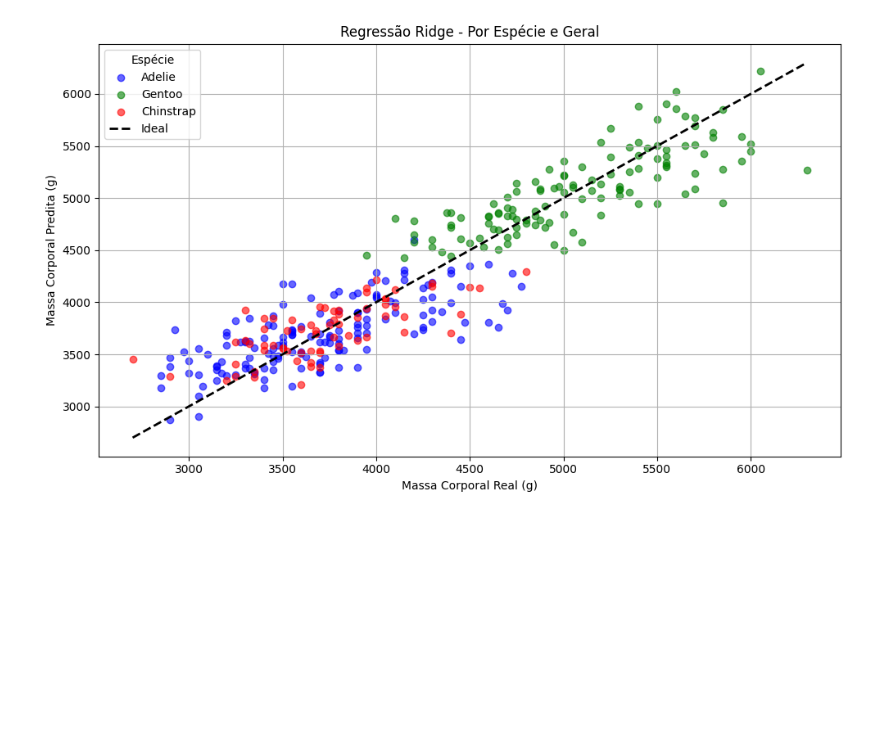
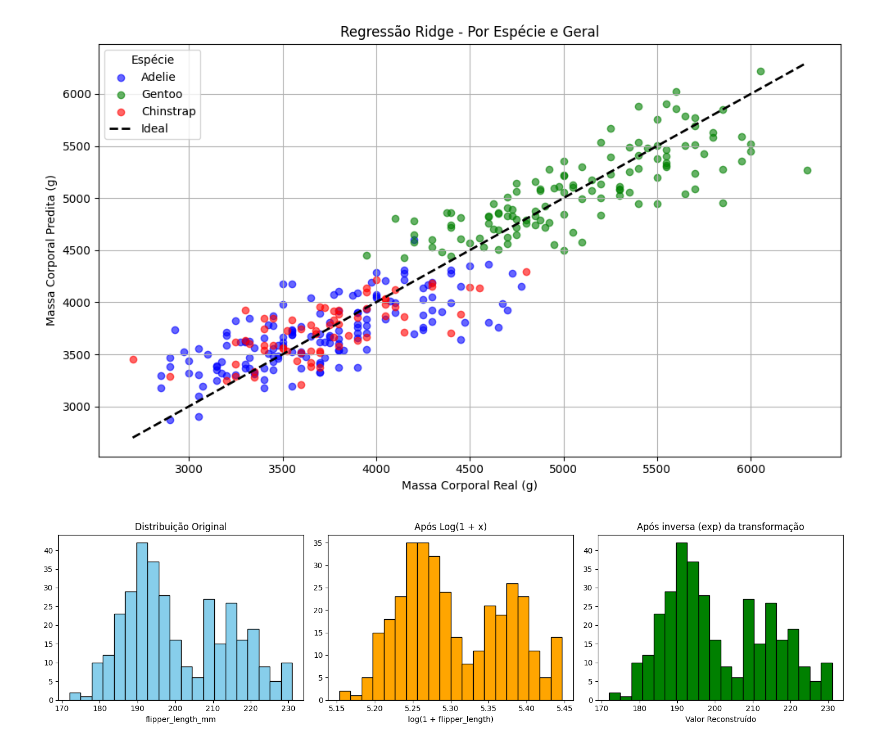
Before and after one commit to EstevezCodando/ml_infnet, a Jupyter notebook: TP1/Tp1.ipynb, the cells around one changed output. Cells and saved outputs as stored; diff of their text form; code cells hidden in the pictures; blank space fills up the shorter version.

```diff
--- a/TP1/Tp1.ipynb
+++ b/TP1/Tp1.ipynb
@@ -400,3 +400,37 @@ plt.tight_layout()
 plt.show()
 # %% [output]
 [figure]
+# %%
+# 1. Carregando e limpando o dataset
+df = load_penguins()
+variavel = 'flipper_length_mm'
+df = df[[variavel]].dropna()
+
+# 2. Análise da distribuição original
+plt.figure(figsize=(15, 4))
+plt.subplot(1, 3, 1)
+plt.hist(df[variavel], bins=20, color='skyblue', edgecolor='black')
+plt.title("Distribuição Original")
+plt.xlabel(variavel)
+
+# 3. Transformação logarítmica
+log_transformer = FunctionTransformer(func=np.log1p, inverse_func=np.expm1, validate=True)
+log_transformada = log_transformer.transform(df[[variavel]])
+
+plt.subplot(1, 3, 2)
+plt.hist(log_transformada, bins=20, color='orange', edgecolor='black')
+plt.title("Após Log(1 + x)")
+plt.xlabel("log(1 + flipper_length)")
+
+# 4. Transformação exponencial inversa (exp) – inversa do log1p
+exp_transformada = log_transformer.inverse_transform(log_transformada)
+
+plt.subplot(1, 3, 3)
+plt.hist(exp_transformada, bins=20, color='green', edgecolor='black')
+plt.title("Após inversa (exp) da transformação")
+plt.xlabel("Valor Reconstruído")
+
+plt.tight_layout()
+plt.show()
+# %% [output]
+[figure, added]
```
Also changed, not shown: parts of 3 cells of this notebook.
